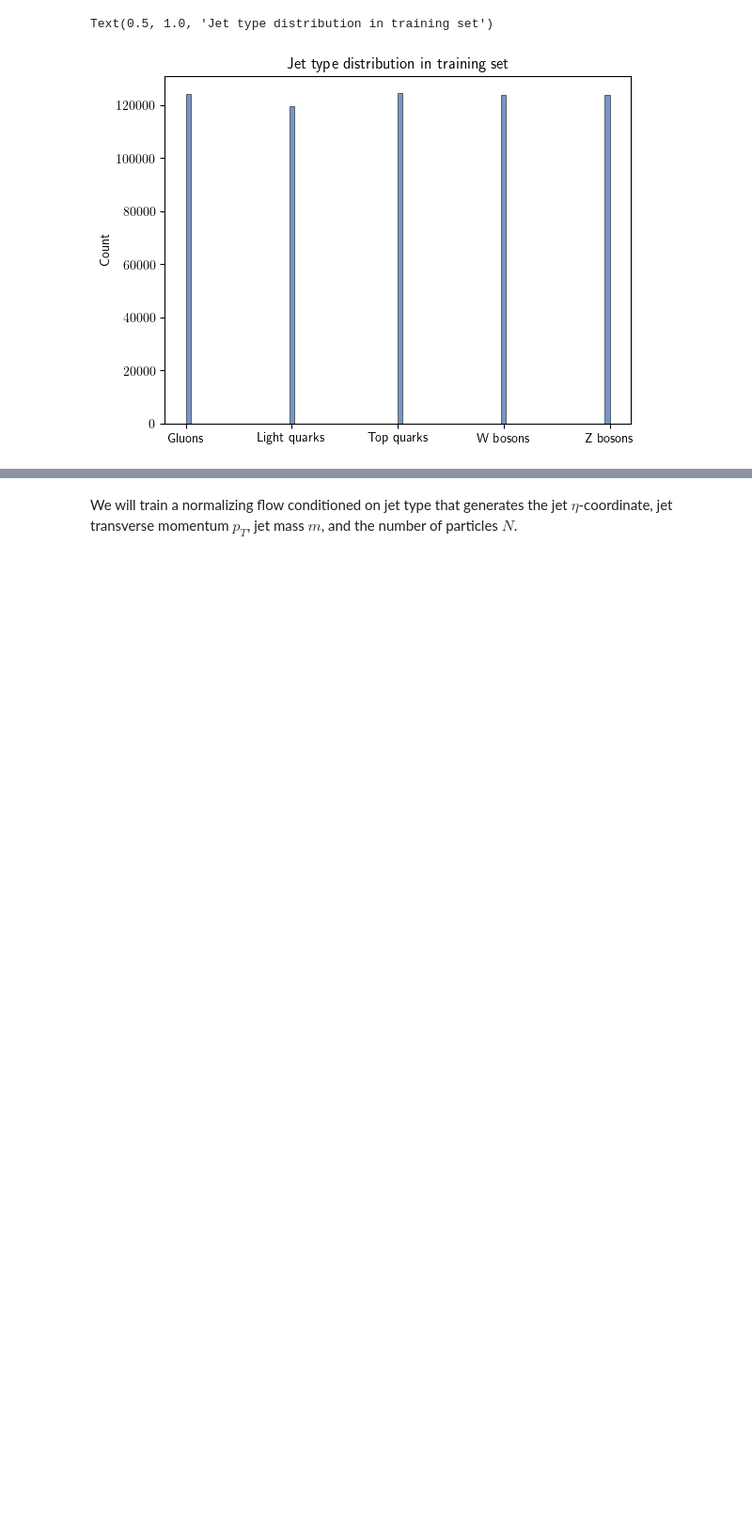
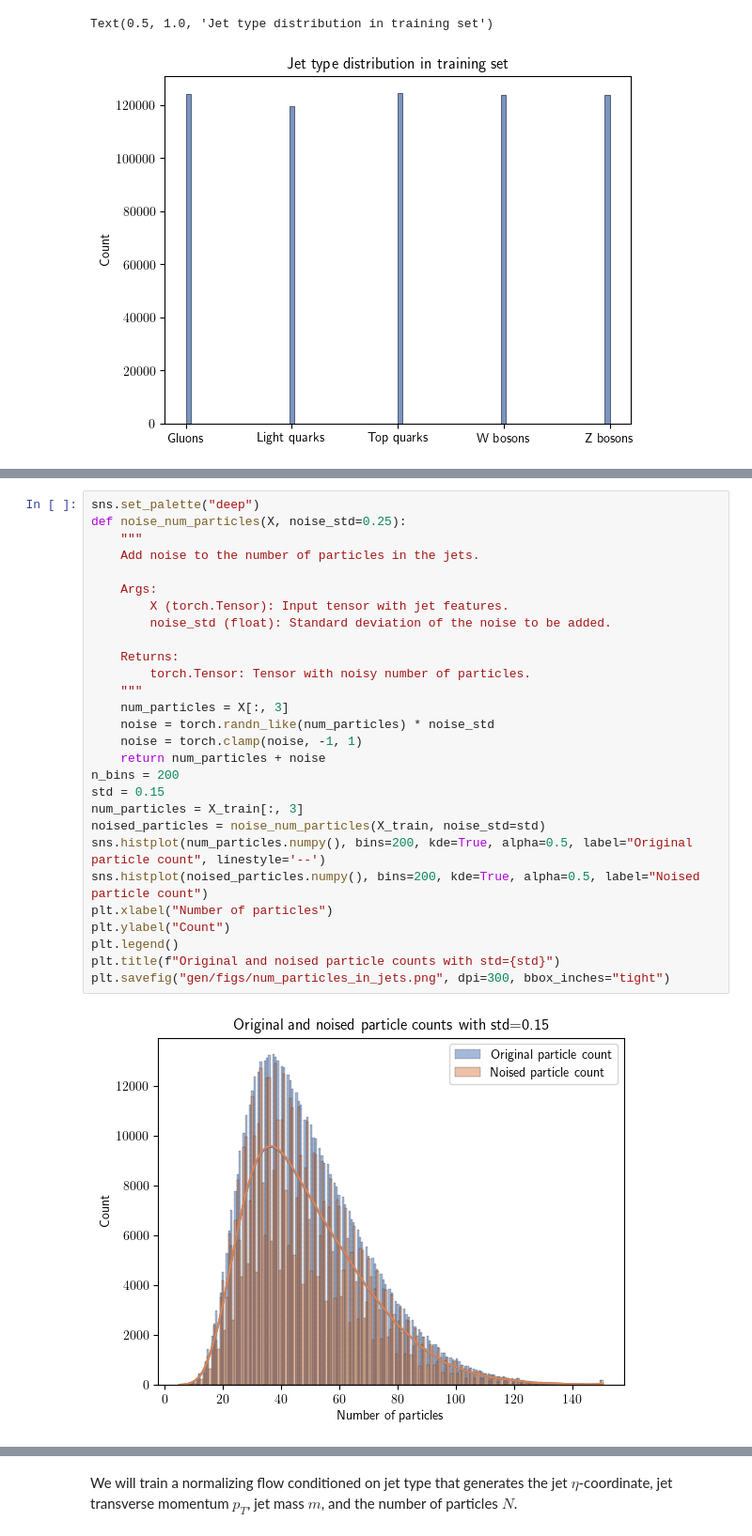
Before and after one commit to ArjunS07/s25-fermilab-research, a Jupyter notebook: src/jet_attributes.ipynb, the cells around one changed output, grey strips where cells are left out. Shown: that part at 94% size. Cells and saved outputs as stored; diff of their text form; blank space fills up the shorter version.

```diff
--- a/src/jet_attributes.ipynb
+++ b/src/jet_attributes.ipynb
@@ -124,0 +84,30 @@ plt.savefig("gen/figs/real_jet_attributes.png", dpi=300, bbox_inches="tight")
+# %%
+sns.set_palette("deep")
+def noise_num_particles(X, noise_std=0.25):
+    """
+    Add noise to the number of particles in the jets.
+
+    Args:
+        X (torch.Tensor): Input tensor with jet features.
+        noise_std (float): Standard deviation of the noise to be added.
+
+    Returns:
+        torch.Tensor: Tensor with noisy number of particles.
+    """
+    num_particles = X[:, 3]
+    noise = torch.randn_like(num_particles) * noise_std
+    noise = torch.clamp(noise, -1, 1)
+    return num_particles + noise
+n_bins = 200
+std = 0.15
+num_particles = X_train[:, 3]
+noised_particles = noise_num_particles(X_train, noise_std=std)
+sns.histplot(num_particles.numpy(), bins=200, kde=True, alpha=0.5, label="Original particle count", linestyle='--')
+sns.histplot(noised_particles.numpy(), bins=200, kde=True, alpha=0.5, label="Noised particle count")
+plt.xlabel("Number of particles")
+plt.ylabel("Count")
+plt.legend()
+plt.title(f"Original and noised particle counts with std={std}")
+plt.savefig("gen/figs/num_particles_in_jets.png", dpi=300, bbox_inches="tight")
+# %% [output]
+[figure, added]
```
Also changed, not shown: parts of 20 cells of this notebook.
